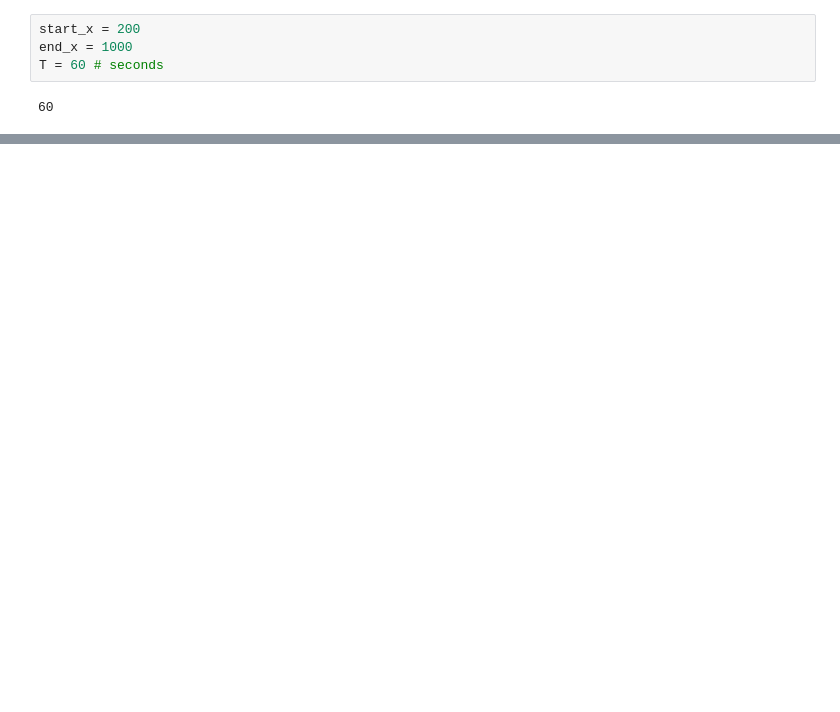
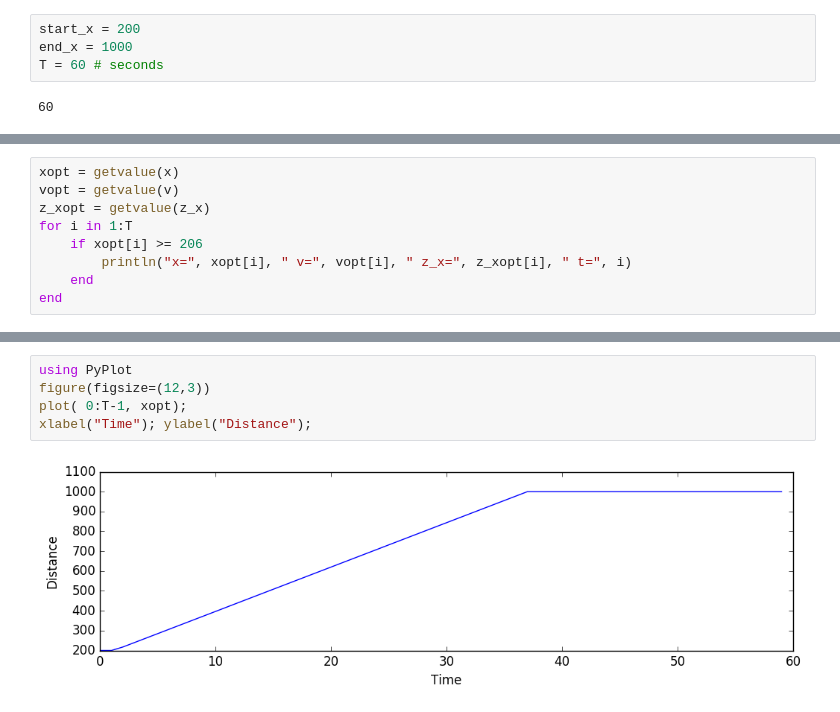
Before and after one commit to snowdj/CS524_Project, a Jupyter notebook: CS524-Project.ipynb, the cells around one changed output, grey strips where cells are left out. Drawn from its saved outputs; the diff is of its cells as text; blank space fills up the shorter version.

```diff
--- a/CS524-Project.ipynb
+++ b/CS524-Project.ipynb
@@ -41,3 +77,12 @@ end
 
 solve(m)
 uopt = getvalue(u);
+# %%
+xopt = getvalue(x)
+vopt = getvalue(v)
+z_xopt = getvalue(z_x)
+for i in 1:T
+    if xopt[i] >= 206
+        println("x=", xopt[i], " v=", vopt[i], " z_x=", z_xopt[i], " t=", i)
+    end
+end
@@ -59,0 +127,7 @@ xlabel("Time"); ylabel("Velocity");
+# %%
+using PyPlot
+figure(figsize=(12,3))
+plot( 0:T-1, xopt);
+xlabel("Time"); ylabel("Distance");
+# %% [output]
+[figure, added]
```
Also changed, not shown: parts of 6 cells of this notebook, 1 other file.
